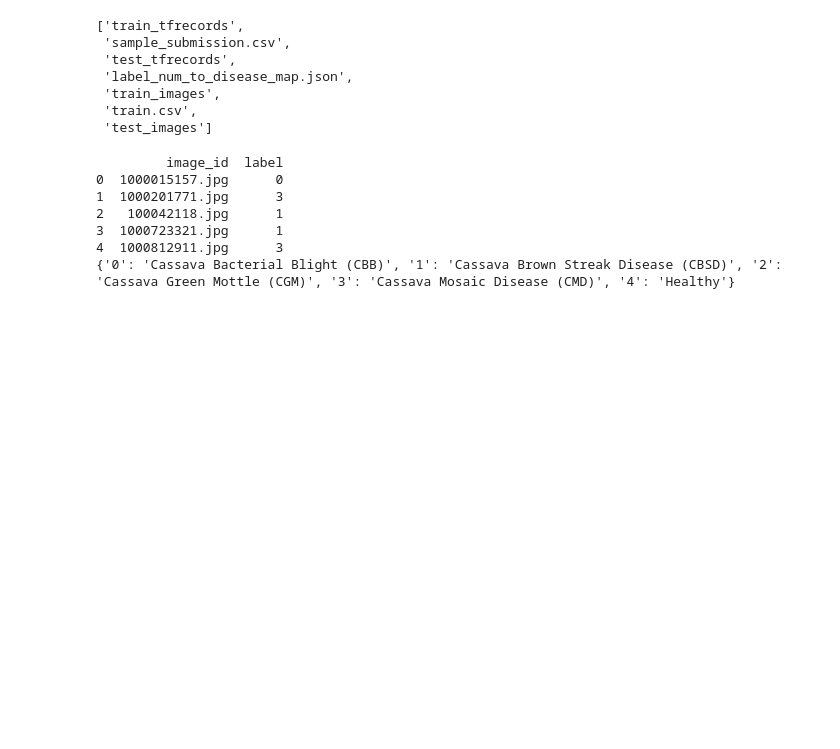
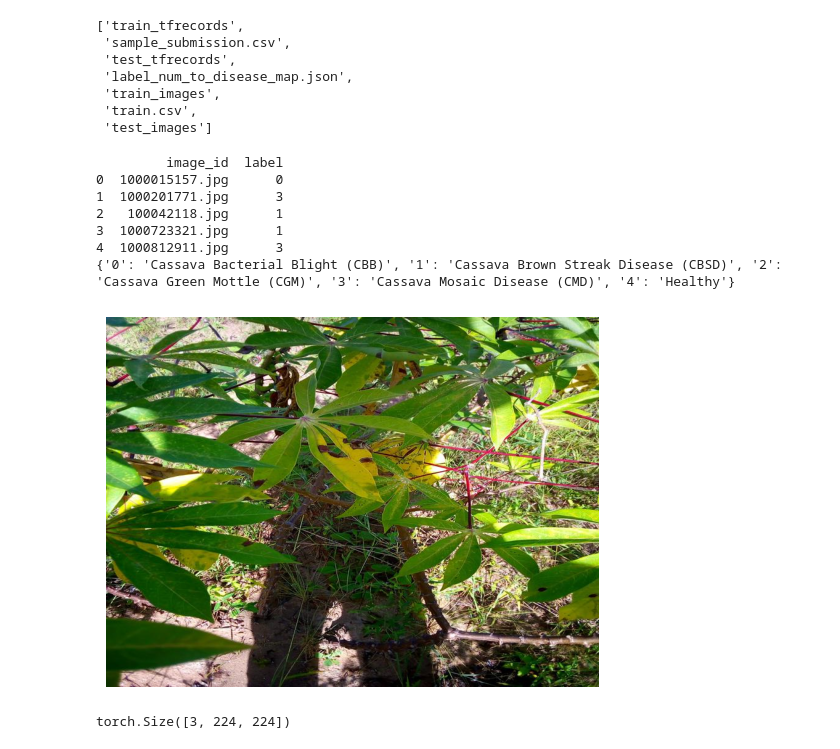
Before and after one commit to aliikhwan99/cassava-leaf-disease-classification, a Jupyter notebook: cassava-leaf-disease-classification.ipynb, the cells around one changed output. Saved outputs shown, nothing was run; the diff lists cells and outputs as text; code cells hidden in the pictures; blank space fills up the shorter version.

Commit message:
Kaggle Notebook | cassava-leaf-disease-classification | Version 5

```diff
--- a/cassava-leaf-disease-classification.ipynb
+++ b/cassava-leaf-disease-classification.ipynb
@@ -44,3 +44,46 @@ print(label_map)
 3  1000723321.jpg      1
 4  1000812911.jpg      3
 {'0': 'Cassava Bacterial Blight (CBB)', '1': 'Cassava Brown Streak Disease (CBSD)', '2': 'Cassava Green Mottle (CGM)', '3': 'Cassava Mosaic Disease (CMD)', '4': 'Healthy'}
+# %%
+import matplotlib.pyplot as plt
+from PIL import Image
+
+# Function to load and display an image
+def load_and_display_image(image_id):
+    image_path = os.path.join(input_dir, 'train_images', image_id)
+    img = Image.open(image_path)
+    plt.imshow(img)
+    plt.axis('off')  # Hide axes
+    plt.show()
+
+# Display a sample image
+sample_image_id = train_df['image_id'].iloc[0]
+load_and_display_image(sample_image_id)
+# %% [output]
+[figure, added]
+# %%
+from PIL import Image
+from torchvision import transforms
+
+# Define preprocessing transformations
+preprocess = transforms.Compose([
+    transforms.Resize((224, 224)),  # Resize images to 224x224
+    transforms.ToTensor(),          # Convert images to PyTorch tensors
+    transforms.Normalize(mean=[0.485, 0.456, 0.406], std=[0.229, 0.224, 0.225])
+])
+
+# Function to load an image using PIL
+def load_image(image_id):
+    image_path = os.path.join('/kaggle/input/cassava-leaf-disease-classification/train_images', image_id)
+    img = Image.open(image_path)
+    return img
+
+# Example: Load and preprocess the sample image
+sample_image_id = train_df['image_id'].iloc[0]  # Replace with actual image ID if needed
+img = load_image(sample_image_id)               # Load image
+img_tensor = preprocess(img)                    # Apply preprocessing transformations
+
+# Check the shape of the processed image tensor
+print(img_tensor.shape)
+# %% [output]
+torch.Size([3, 224, 224])
```
Also changed, not shown: parts of 1 cell of this notebook.
